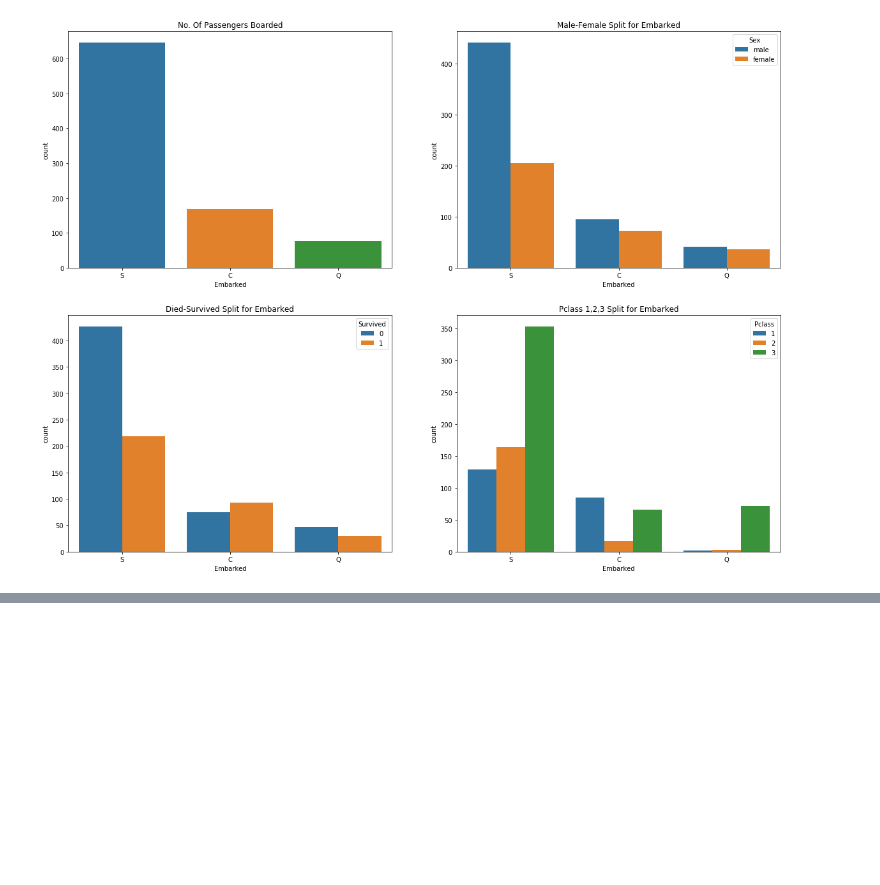
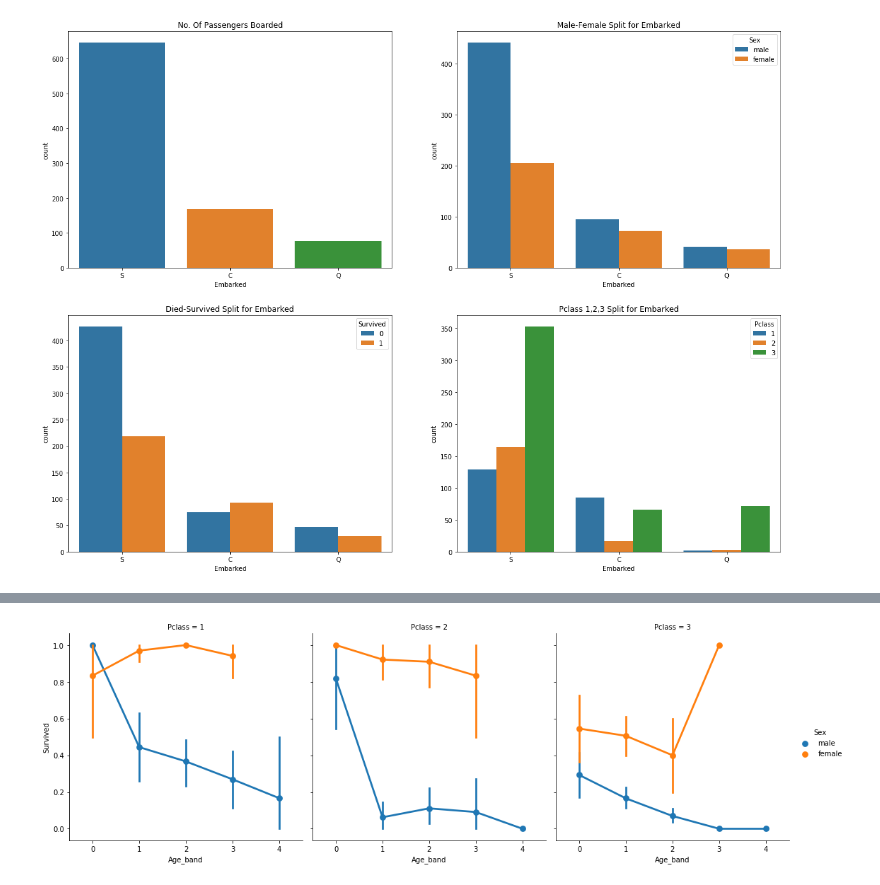
Before and after one commit to wer2956/Midterm_ML, a Jupyter notebook: Fin.ipynb, the cells around one changed output, grey strips where cells are left out. Drawn from its saved outputs; the diff is of its cells as text; code cells hidden in the pictures; blank space fills up the shorter version.

```diff
--- a/Fin.ipynb
+++ b/Fin.ipynb
@@ -262,0 +274,11 @@ plt.show()
+# %%
+# 연속형 데이터 Age를 5 구간의 범주형 데이터로 바꿔준다
+data['Age_band']=0
+
+data.loc[data['Age']<=16,'Age_band']=0
+data.loc[(data['Age']>16)&(data['Age']<=32),'Age_band']=1
+data.loc[(data['Age']>32)&(data['Age']<=48),'Age_band']=2
+data.loc[(data['Age']>48)&(data['Age']<=64),'Age_band']=3
+data.loc[data['Age']>64,'Age_band']=4
+
+data.head()
@@ -262,0 +301,5 @@ plt.show()
+# %%
+sns.factorplot('Age_band','Survived',data=data,hue='Sex',col='Pclass')
+plt.show()
+# %% [output]
+[figure, added]
```
Also changed, not shown: parts of 18 cells of this notebook, 1 other file.
